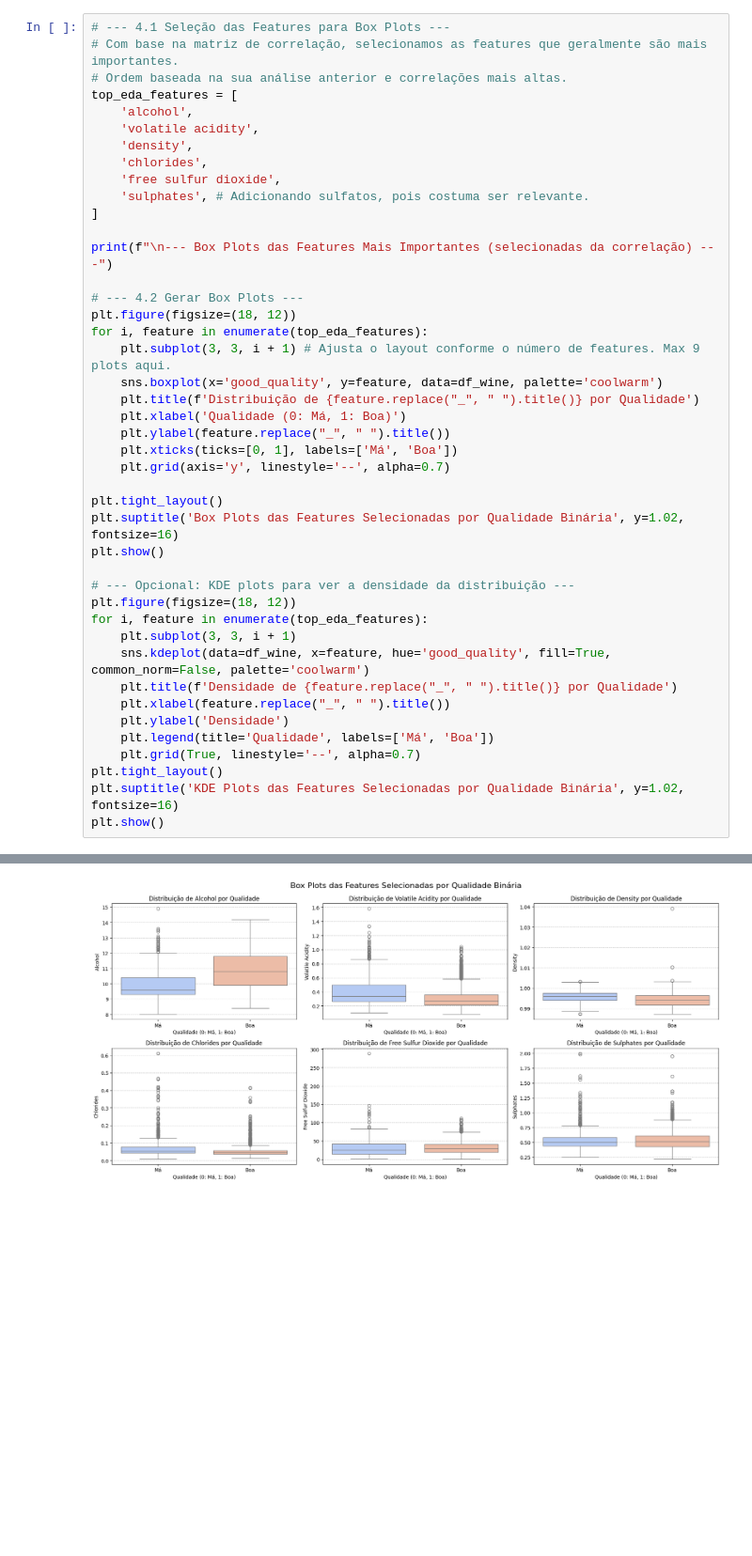
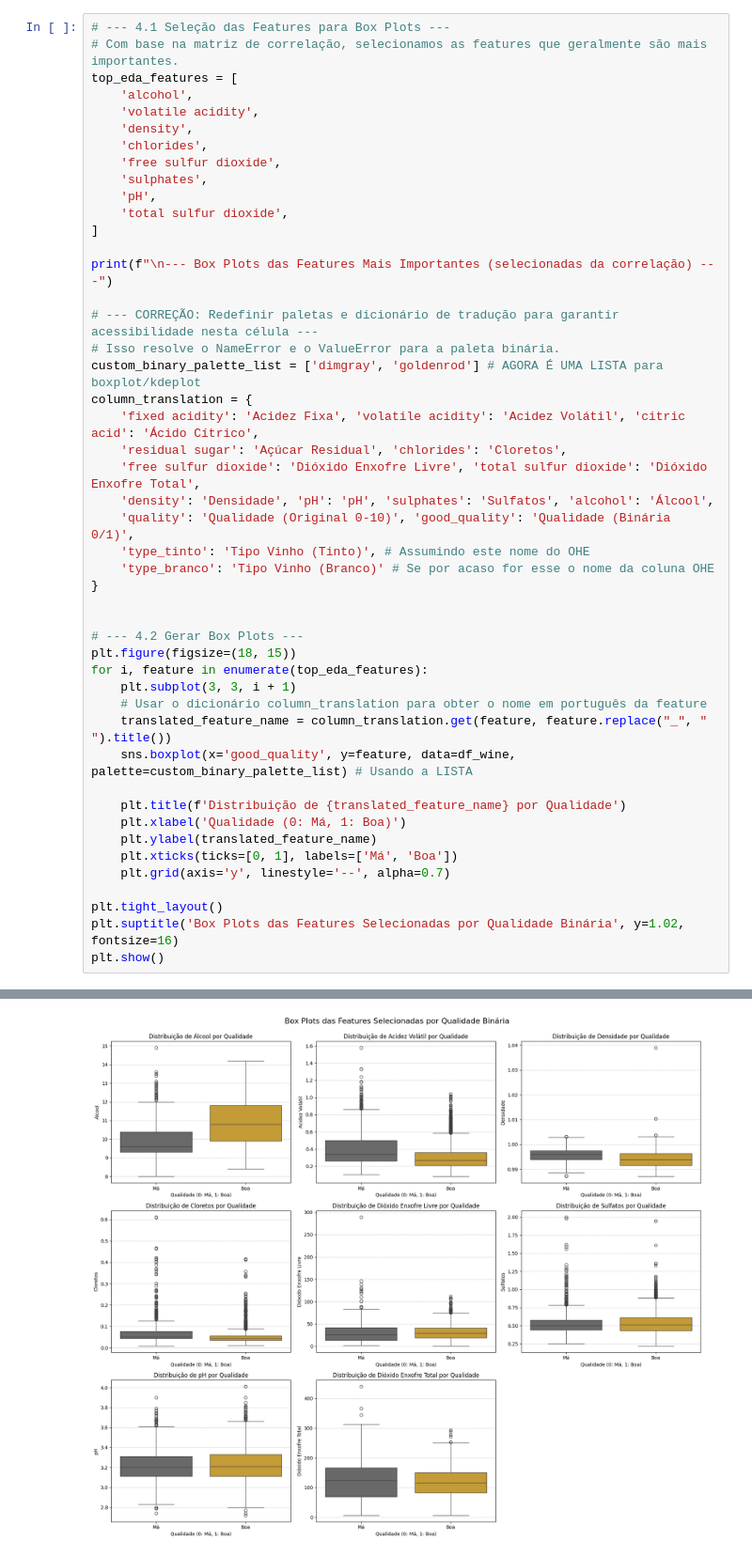
Before and after one commit to BMateusSs/Projeto-PSI3, a Jupyter notebook: exploraty_analysis_wine_quality.ipynb, the cells around one changed output, grey strips where cells are left out. Shown at 94% size. Cells and saved outputs as stored; diff of their text form; blank space fills up the shorter version.

```diff
--- a/exploraty_analysis_wine_quality.ipynb
+++ b/exploraty_analysis_wine_quality.ipynb
@@ -181,45 +194,49 @@ KeyError: 'Qualidade (Binária)'
 # %%
 # --- 4.1 Seleção das Features para Box Plots ---
 # Com base na matriz de correlação, selecionamos as features que geralmente são mais importantes.
-# Ordem baseada na sua análise anterior e correlações mais altas.
 top_eda_features = [
     'alcohol',
     'volatile acidity',
     'density',
     'chlorides',
     'free sulfur dioxide',
-    'sulphates', # Adicionando sulfatos, pois costuma ser relevante.
+    'sulphates',
+    'pH',
+    'total sulfur dioxide',
 ]
 
 print(f"\n--- Box Plots das Features Mais Importantes (selecionadas da correlação) ---")
 
+# --- CORREÇÃO: Redefinir paletas e dicionário de tradução para garantir acessibilidade nesta célula ---
+# Isso resolve o NameError e o ValueError para a paleta binária.
+custom_binary_palette_list = ['dimgray', 'goldenrod'] # AGORA É UMA LISTA para boxplot/kdeplot
+column_translation = {
+    'fixed acidity': 'Acidez Fixa', 'volatile acidity': 'Acidez Volátil', 'citric acid': 'Ácido Cítrico',
+    'residual sugar': 'Açúcar Residual', 'chlorides': 'Cloretos',
+    'free sulfur dioxide': 'Dióxido Enxofre Livre', 'total sulfur dioxide': 'Dióxido Enxofre Total',
+    'density': 'Densidade', 'pH': 'pH', 'sulphates': 'Sulfatos', 'alcohol': 'Álcool',
+    'quality': 'Qualidade (Original 0-10)', 'good_quality': 'Qualidade (Binária 0/1)',
+    'type_tinto': 'Tipo Vinho (Tinto)', # Assumindo este nome do OHE
+    'type_branco': 'Tipo Vinho (Branco)' # Se por acaso for esse o nome da coluna OHE
+}
+
+
 # --- 4.2 Gerar Box Plots ---
-plt.figure(figsize=(18, 12))
+plt.figure(figsize=(18, 15))
 for i, feature in enumerate(top_eda_features):
-    plt.subplot(3, 3, i + 1) # Ajusta o layout conforme o número de features. Max 9 plots aqui.
-    sns.boxplot(x='good_quality', y=feature, data=df_wine, palette='coolwarm')
-    plt.title(f'Distribuição de {feature.replace("_", " ").title()} por Qualidade')
+    plt.subplot(3, 3, i + 1)
+    # Usar o dicionário column_translation para obter o nome em português da feature
+    translated_feature_name = column_translation.get(feature, feature.replace("_", " ").title())
+    sns.boxplot(x='good_quality', y=feature, data=df_wine, palette=custom_binary_palette_list) # Usando a LISTA
+
+    plt.title(f'Distribuição de {translated_feature_name} por Qualidade')
     plt.xlabel('Qualidade (0: Má, 1: Boa)')
-    plt.ylabel(feature.replace("_", " ").title())
+    plt.ylabel(translated_feature_name)
     plt.xticks(ticks=[0, 1], labels=['Má', 'Boa'])
     plt.grid(axis='y', linestyle='--', alpha=0.7)
 
 plt.tight_layout()
 plt.suptitle('Box Plots das Features Selecionadas por Qualidade Binária', y=1.02, fontsize=16)
 plt.show()
-
-# --- Opcional: KDE plots para ver a densidade da distribuição ---
-plt.figure(figsize=(18, 12))
-for i, feature in enumerate(top_eda_features):
-    plt.subplot(3, 3, i + 1)
-    sns.kdeplot(data=df_wine, x=feature, hue='good_quality', fill=True, common_norm=False, palette='coolwarm')
-    plt.title(f'Densidade de {feature.replace("_", " ").title()} por Qualidade')
-    plt.xlabel(feature.replace("_", " ").title())
-    plt.ylabel('Densidade')
-    plt.legend(title='Qualidade', labels=['Má', 'Boa'])
-    plt.grid(True, linestyle='--', alpha=0.7)
-plt.tight_layout()
-plt.suptitle('KDE Plots das Features Selecionadas por Qualidade Binária', y=1.02, fontsize=16)
-plt.show()
 # %% [output]
 --- Box Plots das Features Mais Importantes (selecionadas da correlação) ---
@@ -243 +243 @@ Passing `palette` without assigning `hue` is deprecated and will be removed in v
-[figure, old version]
+[figure, new version]
```
Also changed, not shown: parts of 10 cells of this notebook.
